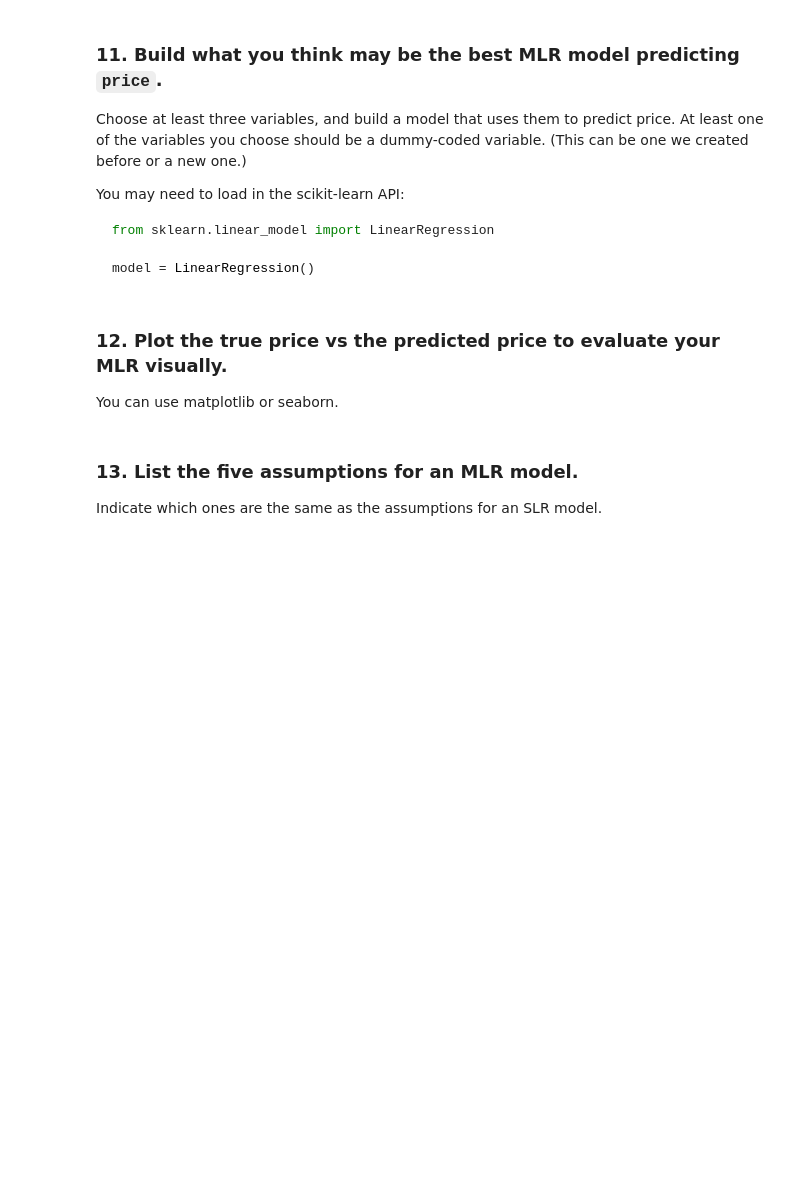
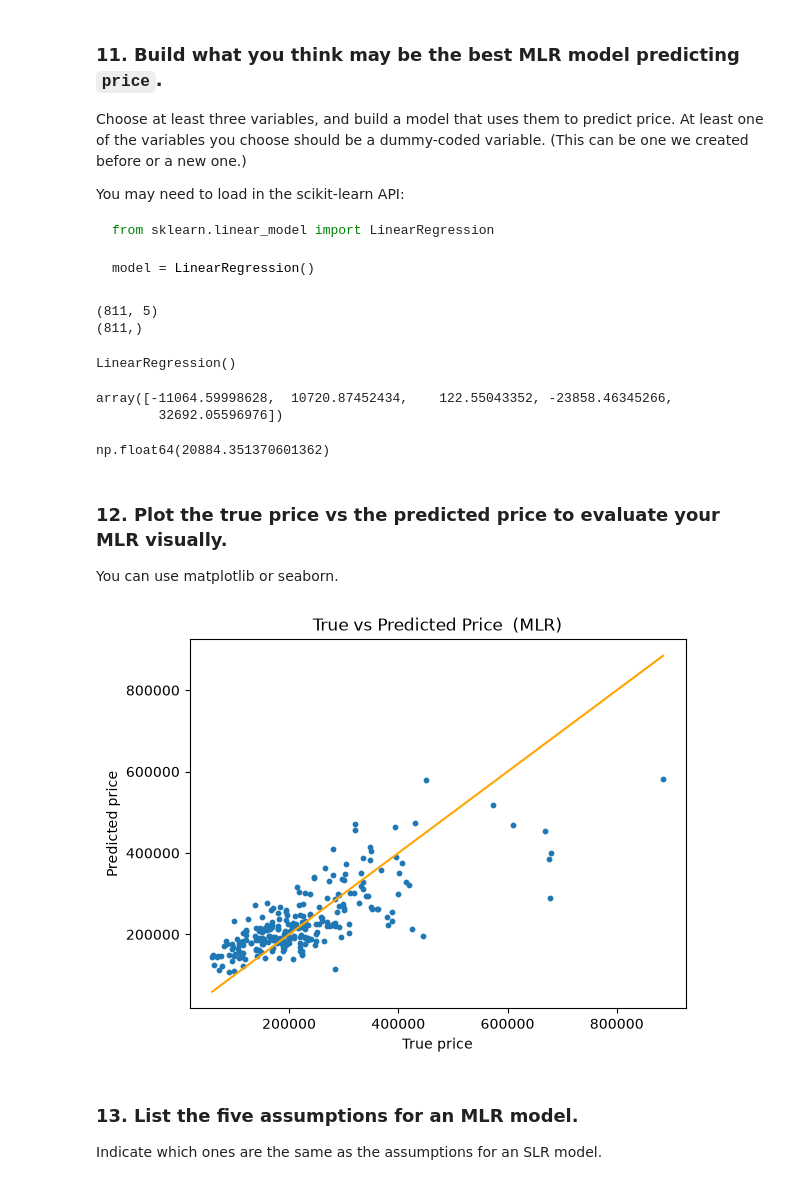
Before and after one commit to Meqdad-25/labs_projects, a Jupyter notebook: labs/6.4 Multiple Linear Regression/6.4.E1 Exercise regression.ipynb, the cells around one changed output. Cells and saved outputs as stored; diff of their text form; code cells hidden in the pictures; blank space fills up the shorter version.

````diff
--- a/labs/6.4 Multiple Linear Regression/6.4.E1 Exercise regression.ipynb
+++ b/labs/6.4 Multiple Linear Regression/6.4.E1 Exercise regression.ipynb
@@ -197,3 +320,6 @@ The coefficient for Monday is then interpreted as the average change in revenue
 The category you leave out, which the other columns are *relative to*, is often referred to as the **reference category**.
 
 ### 9. Use the `pd.get_dummies` function to convert the `type` column into dummy-coded variables.
+# %%
+housing_dum = pd.get_dummies(housing, columns = ['type'], dtype = int, drop_first=True)
+housing_dum.head(2)
@@ -213,10 +352,45 @@ from sklearn.linear_model import LinearRegression
 
 model = LinearRegression()
 ```
+# %%
+feature_col = ['beds', 'baths', 'sq__ft', 'type_Multi-Family', 'type_Residential']
+X = housing_dum[feature_col]
+y = housing_dum['price']
+print(X.shape)
+print(y.shape)
+# %% [output]
+(811, 5)
+(811,)
+# %%
+X_train, X_test, y_train, y_test = train_test_split(X, y, test_size=0.3, random_state=1)
+model = LinearRegression()
+model.fit(X_train,y_train)
+# %% [output]
+LinearRegression()
+# %%
+model.coef_
+# %% [output]
+array([-11064.59998628,  10720.87452434,    122.55043352, -23858.46345266,
+        32692.05596976])
+# %%
+model.intercept_
+# %% [output]
+np.float64(20884.351370601362)
 # %% [markdown]
 ### 12. Plot the true price vs the predicted price to evaluate your MLR visually.
 
 You can use matplotlib or seaborn.
+# %%
+y_pred = model.predict(X_test)
+
+plt.scatter(y_test, y_pred, s=10)
+# perfect-prediction reference line (y = x)
+plt.plot([y_test.min(), y_test.max()], [y_test.min(), y_test.max()], color='orange')
+plt.xlabel('True price')
+plt.ylabel('Predicted price')
+plt.title('True vs Predicted Price  (MLR)');
+# %% [output]
+[figure, added]
 # %% [markdown]
 ### 13. List the five assumptions for an MLR model.
 
````
Also changed, not shown: parts of 34 cells of this notebook, 1 other file.
